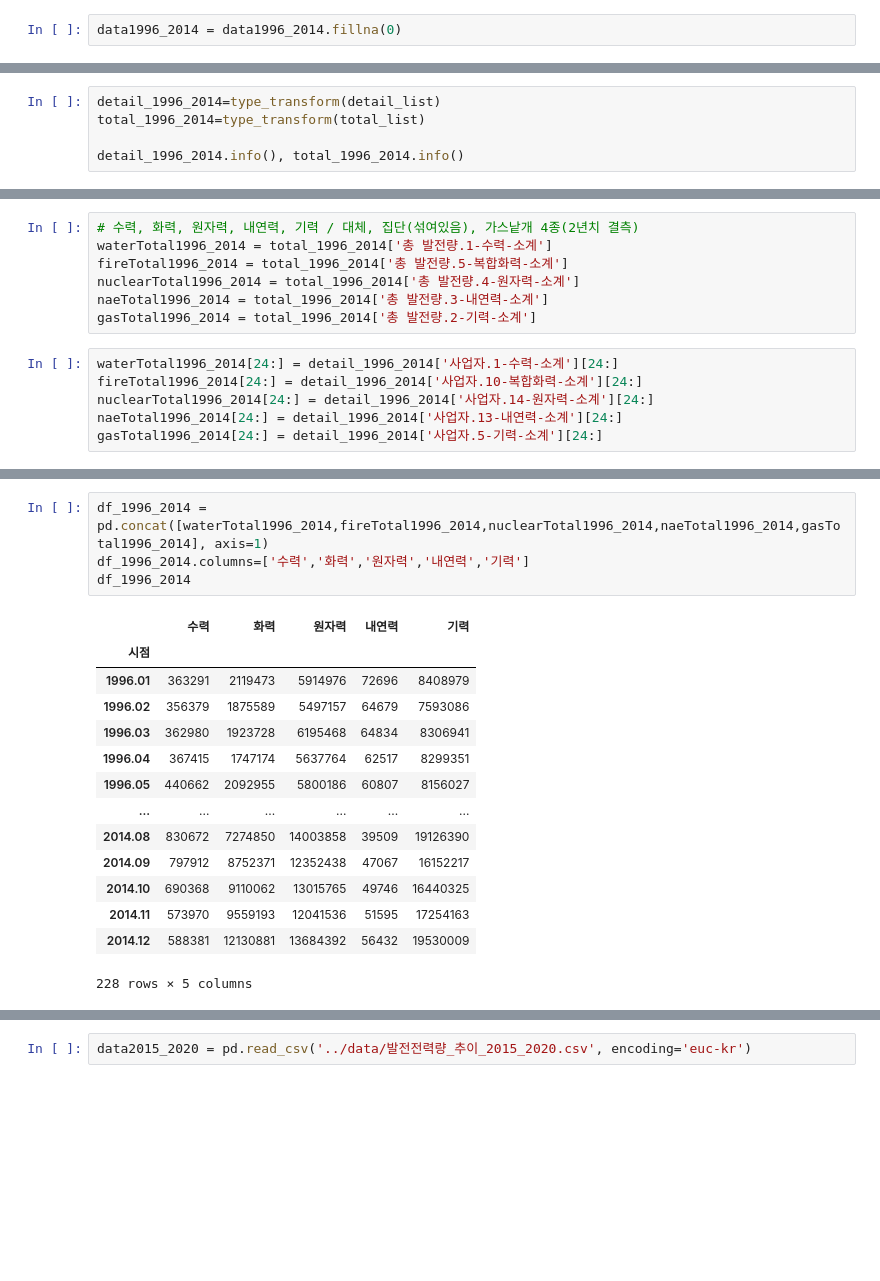
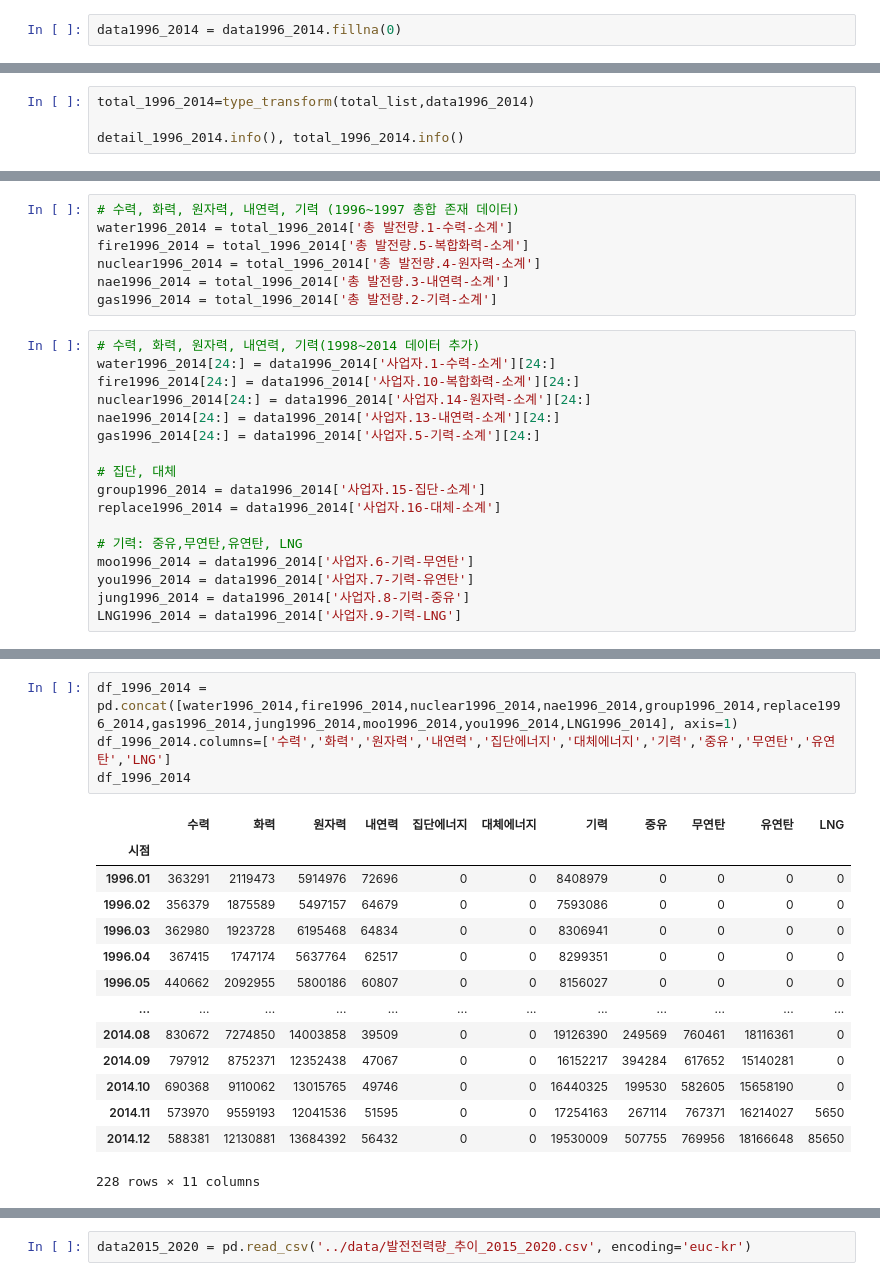
Before and after one commit to minsoo-s/03_Self_Study, a Jupyter notebook: PRE.ipynb, the cells around one changed output, grey strips where cells are left out. Cells and saved outputs as stored; diff of their text form; blank space fills up the shorter version.

```diff
--- a/PRE.ipynb
+++ b/PRE.ipynb
@@ -283,6 +293,5 @@ total_list =['총 발전량-소계-소계', '총 발전량.1-수력-소계', '
 # %%
-detail_1996_2014=type_transform(detail_list)
-total_1996_2014=type_transform(total_list)
+total_1996_2014=type_transform(total_list,data1996_2014)
 
 detail_1996_2014.info(), total_1996_2014.info()
 # %% [output]
@@ -305,18 +314,29 @@ dtypes: int32(6)
 memory usage: 7.1+ KB
 (None, None)
 # %%
-# 수력, 화력, 원자력, 내연력, 기력 / 대체, 집단(섞여있음), 가스낱개 4종(2년치 결측)
-waterTotal1996_2014 = total_1996_2014['총 발전량.1-수력-소계']
-fireTotal1996_2014 = total_1996_2014['총 발전량.5-복합화력-소계']
-nuclearTotal1996_2014 = total_1996_2014['총 발전량.4-원자력-소계']
-naeTotal1996_2014 = total_1996_2014['총 발전량.3-내연력-소계']
-gasTotal1996_2014 = total_1996_2014['총 발전량.2-기력-소계']
+# 수력, 화력, 원자력, 내연력, 기력 (1996~1997 총합 존재 데이터)
+water1996_2014 = total_1996_2014['총 발전량.1-수력-소계']
+fire1996_2014 = total_1996_2014['총 발전량.5-복합화력-소계']
+nuclear1996_2014 = total_1996_2014['총 발전량.4-원자력-소계']
+nae1996_2014 = total_1996_2014['총 발전량.3-내연력-소계']
+gas1996_2014 = total_1996_2014['총 발전량.2-기력-소계']
 # %%
-waterTotal1996_2014[24:] = detail_1996_2014['사업자.1-수력-소계'][24:]
-fireTotal1996_2014[24:] = detail_1996_2014['사업자.10-복합화력-소계'][24:]
-nuclearTotal1996_2014[24:] = detail_1996_2014['사업자.14-원자력-소계'][24:]
-naeTotal1996_2014[24:] = detail_1996_2014['사업자.13-내연력-소계'][24:]
-gasTotal1996_2014[24:] = detail_1996_2014['사업자.5-기력-소계'][24:]
+# 수력, 화력, 원자력, 내연력, 기력(1998~2014 데이터 추가)
+water1996_2014[24:] = data1996_2014['사업자.1-수력-소계'][24:]
+fire1996_2014[24:] = data1996_2014['사업자.10-복합화력-소계'][24:]
+nuclear1996_2014[24:] = data1996_2014['사업자.14-원자력-소계'][24:]
+nae1996_2014[24:] = data1996_2014['사업자.13-내연력-소계'][24:]
+gas1996_2014[24:] = data1996_2014['사업자.5-기력-소계'][24:]
+
+# 집단, 대체
+group1996_2014 = data1996_2014['사업자.15-집단-소계']
+replace1996_2014 = data1996_2014['사업자.16-대체-소계']
+
+# 기력: 중유,무연탄,유연탄, LNG
+moo1996_2014 = data1996_2014['사업자.6-기력-무연탄']
+you1996_2014 = data1996_2014['사업자.7-기력-유연탄']
+jung1996_2014 = data1996_2014['사업자.8-기력-중유']
+LNG1996_2014 = data1996_2014['사업자.9-기력-LNG']
 # %% [output]
 A value is trying to be set on a copy of a slice from a DataFrame
 
@@ -341,22 +361,22 @@ See the caveats in the documentation: https://pandas.pydata.org/pandas-docs/stab
 # %%
-df_1996_2014 = pd.concat([waterTotal1996_2014,fireTotal1996_2014,nuclearTotal1996_2014,naeTotal1996_2014,gasTotal1996_2014], axis=1)
-df_1996_2014.columns=['수력','화력','원자력','내연력','기력']
+df_1996_2014 = pd.concat([water1996_2014,fire1996_2014,nuclear1996_2014,nae1996_2014,group1996_2014,replace1996_2014,gas1996_2014,jung1996_2014,moo1996_2014,you1996_2014,LNG1996_2014], axis=1)
+df_1996_2014.columns=['수력','화력','원자력','내연력','집단에너지','대체에너지','기력','중유','무연탄','유연탄','LNG']
 df_1996_2014
 # %% [output]
-|  | 수력 | 화력 | 원자력 | 내연력 | 기력 |
-| 시점 |  |  |  |  |  |
-| 1996.01 | 363291 | 2119473 | 5914976 | 72696 | 8408979 |
-| 1996.02 | 356379 | 1875589 | 5497157 | 64679 | 7593086 |
-| 1996.03 | 362980 | 1923728 | 6195468 | 64834 | 8306941 |
-| 1996.04 | 367415 | 1747174 | 5637764 | 62517 | 8299351 |
-| 1996.05 | 440662 | 2092955 | 5800186 | 60807 | 8156027 |
-| ... | ... | ... | ... | ... | ... |
-| 2014.08 | 830672 | 7274850 | 14003858 | 39509 | 19126390 |
-| 2014.09 | 797912 | 8752371 | 12352438 | 47067 | 16152217 |
-| 2014.10 | 690368 | 9110062 | 13015765 | 49746 | 16440325 |
-| 2014.11 | 573970 | 9559193 | 12041536 | 51595 | 17254163 |
-| 2014.12 | 588381 | 12130881 | 13684392 | 56432 | 19530009 |
+|  | 수력 | 화력 | 원자력 | 내연력 | 집단에너지 | 대체에너지 | 기력 | 중유 | 무연탄 | 유연탄 | LNG |
+| 시점 |  |  |  |  |  |  |  |  |  |  |  |
+| 1996.01 | 363291 | 2119473 | 5914976 | 72696 | 0 | 0 | 8408979 | 0 | 0 | 0 | 0 |
+| 1996.02 | 356379 | 1875589 | 5497157 | 64679 | 0 | 0 | 7593086 | 0 | 0 | 0 | 0 |
+| 1996.03 | 362980 | 1923728 | 6195468 | 64834 | 0 | 0 | 8306941 | 0 | 0 | 0 | 0 |
+| 1996.04 | 367415 | 1747174 | 5637764 | 62517 | 0 | 0 | 8299351 | 0 | 0 | 0 | 0 |
+| 1996.05 | 440662 | 2092955 | 5800186 | 60807 | 0 | 0 | 8156027 | 0 | 0 | 0 | 0 |
+| ... | ... | ... | ... | ... | ... | ... | ... | ... | ... | ... | ... |
+| 2014.08 | 830672 | 7274850 | 14003858 | 39509 | 0 | 0 | 19126390 | 249569 | 760461 | 18116361 | 0 |
+| 2014.09 | 797912 | 8752371 | 12352438 | 47067 | 0 | 0 | 16152217 | 394284 | 617652 | 15140281 | 0 |
+| 2014.10 | 690368 | 9110062 | 13015765 | 49746 | 0 | 0 | 16440325 | 199530 | 582605 | 15658190 | 0 |
+| 2014.11 | 573970 | 9559193 | 12041536 | 51595 | 0 | 0 | 17254163 | 267114 | 767371 | 16214027 | 5650 |
+| 2014.12 | 588381 | 12130881 | 13684392 | 56432 | 0 | 0 | 19530009 | 507755 | 769956 | 18166648 | 85650 |
-228 rows × 5 columns
+228 rows × 11 columns
 # %%
 df_1996_2014.isnull().sum()
 # %% [output]
```
Also changed, not shown: parts of 82 cells of this notebook, 3 other files.
